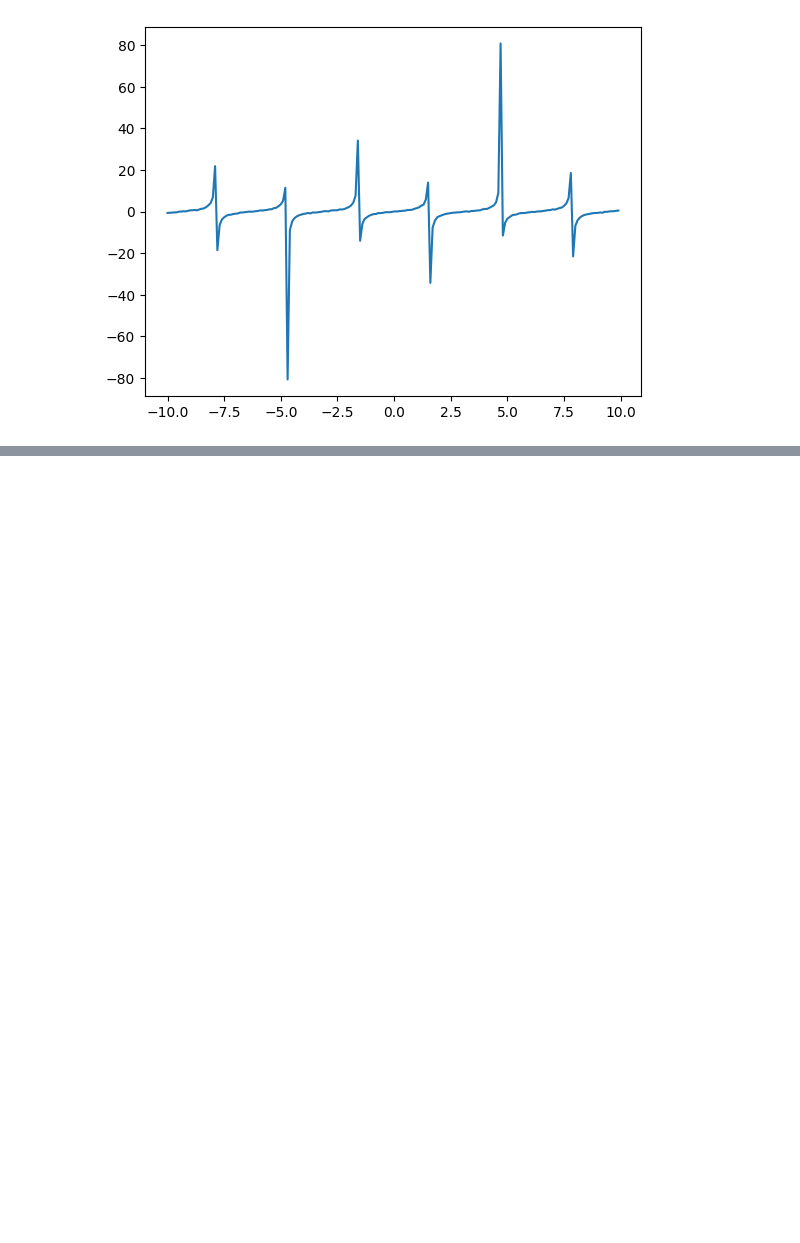
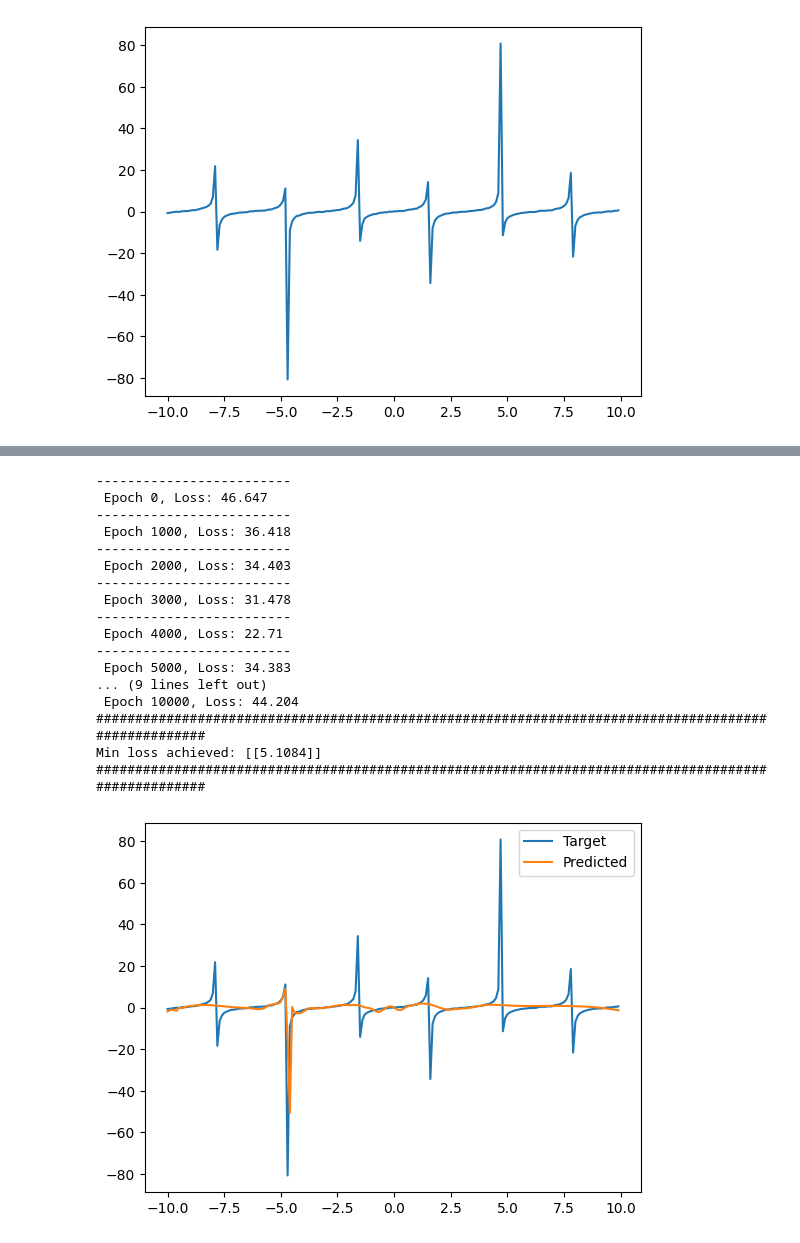
Before and after one commit to THOTHSM/RNN-Scratch, a Jupyter notebook: RNN.ipynb, the cells around one changed output, grey strips where cells are left out. Drawn from its saved outputs; the diff is of its cells as text; code cells hidden in the pictures; blank space fills up the shorter version.

```diff
--- a/RNN.ipynb
+++ b/RNN.ipynb
@@ -62,0 +37,23 @@ Loss : 23.8705
+# %%
+model2 = RNNTrainer(x, y,optimizer_type="Adam")
+model2.train()
+model2.plot_results()
+# %% [output]
+-------------------------
+ Epoch 0, Loss: 46.647
+-------------------------
+ Epoch 1000, Loss: 36.418
+-------------------------
+ Epoch 2000, Loss: 34.403
+-------------------------
+ Epoch 3000, Loss: 31.478
+-------------------------
+ Epoch 4000, Loss: 22.71
+-------------------------
+ Epoch 5000, Loss: 34.383
+... (9 lines left out)
+ Epoch 10000, Loss: 44.204
+####################################################################################################
+Min loss achieved: [[5.1084]]
+####################################################################################################
+[figure, added]
```
Also changed, not shown: parts of 4 cells of this notebook, 2 other files.
